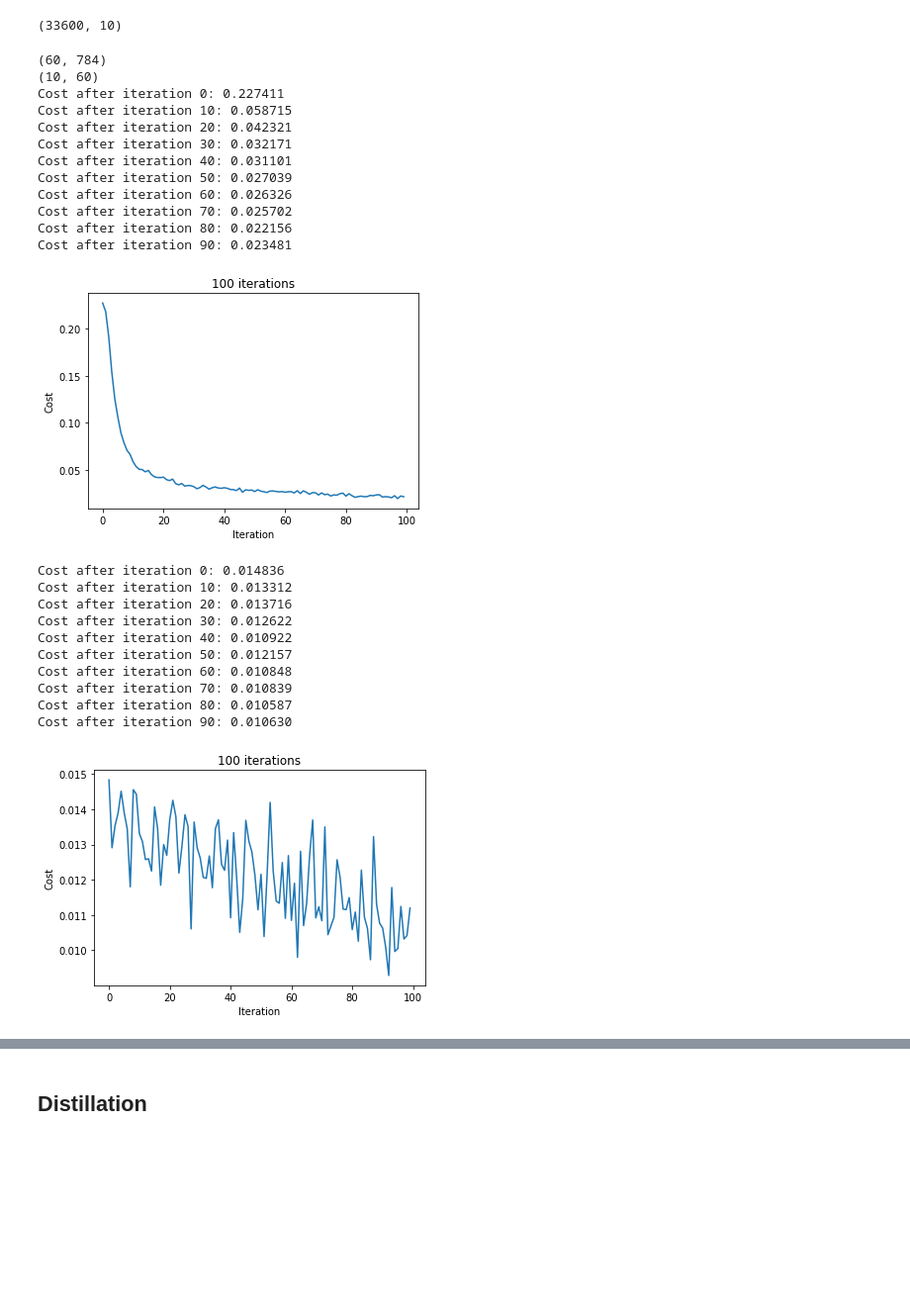
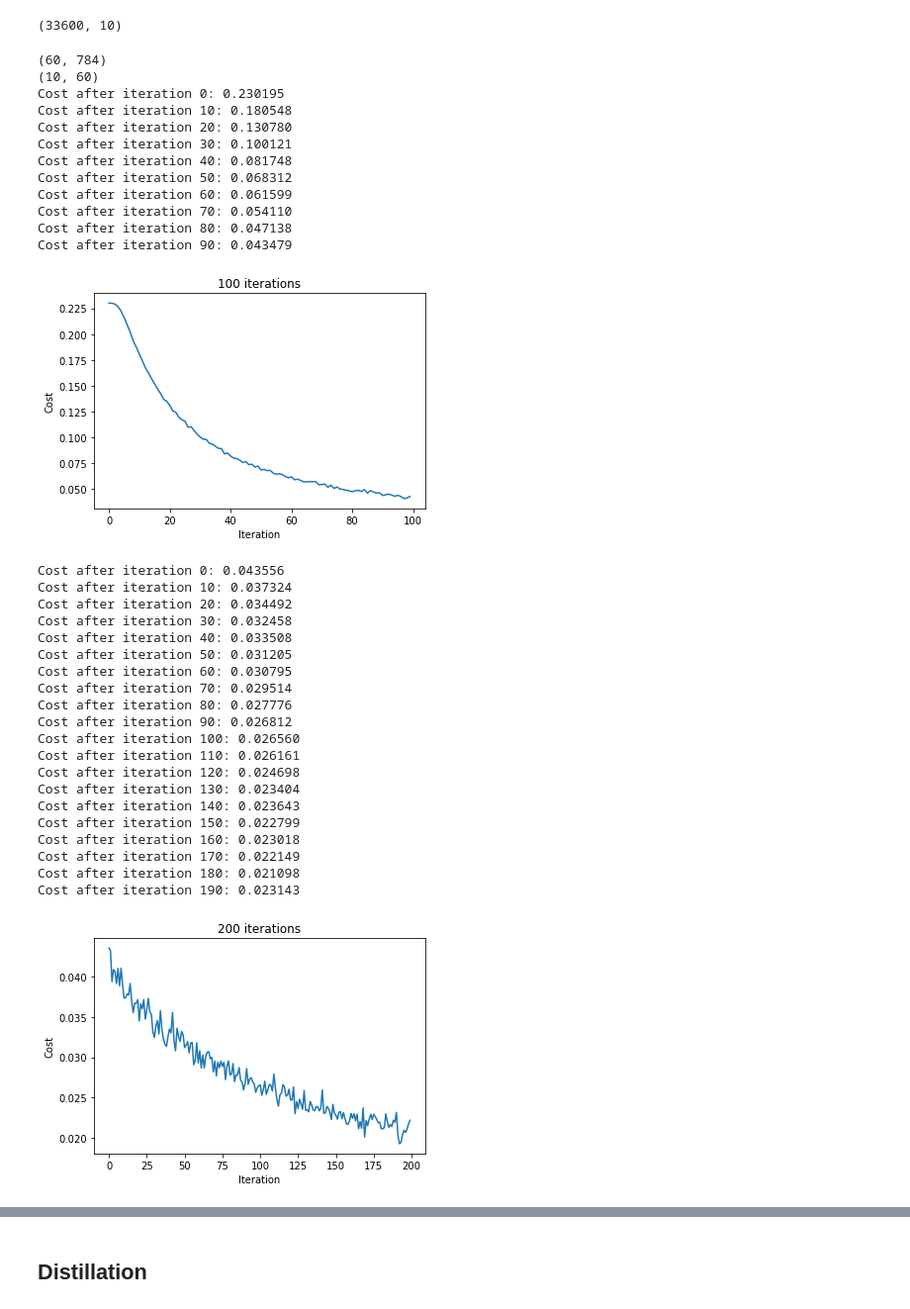
Before and after one commit to BohdanBuhrii/Defending-DNN-against-attacks, a Jupyter notebook: Program/NN Training & distillation.ipynb, the cells around one changed output, grey strips where cells are left out. Shown: that part at 99% size. Cells and saved outputs as stored; diff of their text form; code cells hidden in the pictures; blank space fills up the shorter version.

```diff
--- a/Program/NN Training & distillation.ipynb
+++ b/Program/NN Training & distillation.ipynb
@@ -50,41 +50,53 @@ Y_train_e = encoder.fit_transform(Y_train).toarray()
 Y_train_e.shape
 # %% [output]
 (33600, 10)
+# %%
+T=50
 # %%
 cls = NeuralNet(layer_dims = [784, 60, 10], learning_rate = 0.1, num_iter = 100, \
-                         normalize = False, mini_batch_size=2048)
+                         normalize = False, mini_batch_size=2048, T=T)
 # %%
-cls.parameters = read_from_json("nets/main_nn_300")
+cls.parameters = read_from_json("nets/main_nn_300_T_"+str(T))
 # %%
 cls.fit(X_train, Y_train_e)
 # %% [output]
 (60, 784)
 (10, 60)
-Cost after iteration 0: 0.227411
-Cost after iteration 10: 0.058715
-Cost after iteration 20: 0.042321
-Cost after iteration 30: 0.032171
-Cost after iteration 40: 0.031101
-Cost after iteration 50: 0.027039
-Cost after iteration 60: 0.026326
-Cost after iteration 70: 0.025702
-Cost after iteration 80: 0.022156
-Cost after iteration 90: 0.023481
+Cost after iteration 0: 0.230195
+Cost after iteration 10: 0.180548
+Cost after iteration 20: 0.130780
+Cost after iteration 30: 0.100121
+Cost after iteration 40: 0.081748
+Cost after iteration 50: 0.068312
+Cost after iteration 60: 0.061599
+Cost after iteration 70: 0.054110
+Cost after iteration 80: 0.047138
+Cost after iteration 90: 0.043479
-[figure, old version]
+[figure, new version]
 # %%
-cls.keep_fitting(X_train, Y_train_e, 100)
+cls.keep_fitting(X_train, Y_train_e, 200)
 # %% [output]
-Cost after iteration 0: 0.014836
-Cost after iteration 10: 0.013312
-Cost after iteration 20: 0.013716
-Cost after iteration 30: 0.012622
-Cost after iteration 40: 0.010922
-Cost after iteration 50: 0.012157
-Cost after iteration 60: 0.010848
-Cost after iteration 70: 0.010839
-Cost after iteration 80: 0.010587
-Cost after iteration 90: 0.010630
+Cost after iteration 0: 0.043556
+Cost after iteration 10: 0.037324
+Cost after iteration 20: 0.034492
+Cost after iteration 30: 0.032458
+Cost after iteration 40: 0.033508
+Cost after iteration 50: 0.031205
+Cost after iteration 60: 0.030795
+Cost after iteration 70: 0.029514
+Cost after iteration 80: 0.027776
+Cost after iteration 90: 0.026812
+Cost after iteration 100: 0.026560
+Cost after iteration 110: 0.026161
+Cost after iteration 120: 0.024698
+Cost after iteration 130: 0.023404
+Cost after iteration 140: 0.023643
+Cost after iteration 150: 0.022799
+Cost after iteration 160: 0.023018
+Cost after iteration 170: 0.022149
+Cost after iteration 180: 0.021098
+Cost after iteration 190: 0.023143
-[figure, old version]
+[figure, new version]
 # %%
 cls.num_iter
 # %% [output]
```
Also changed, not shown: parts of 10 cells of this notebook, 8 other files.
